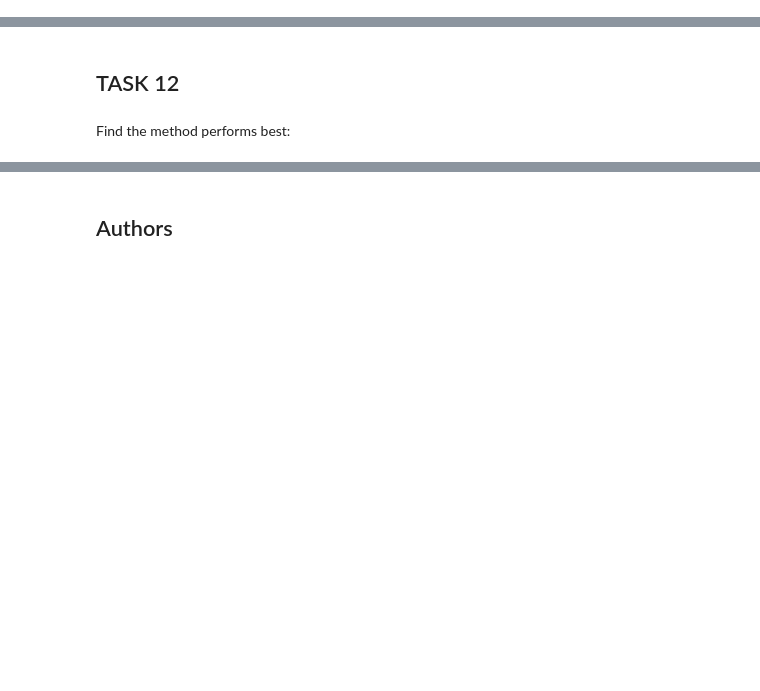
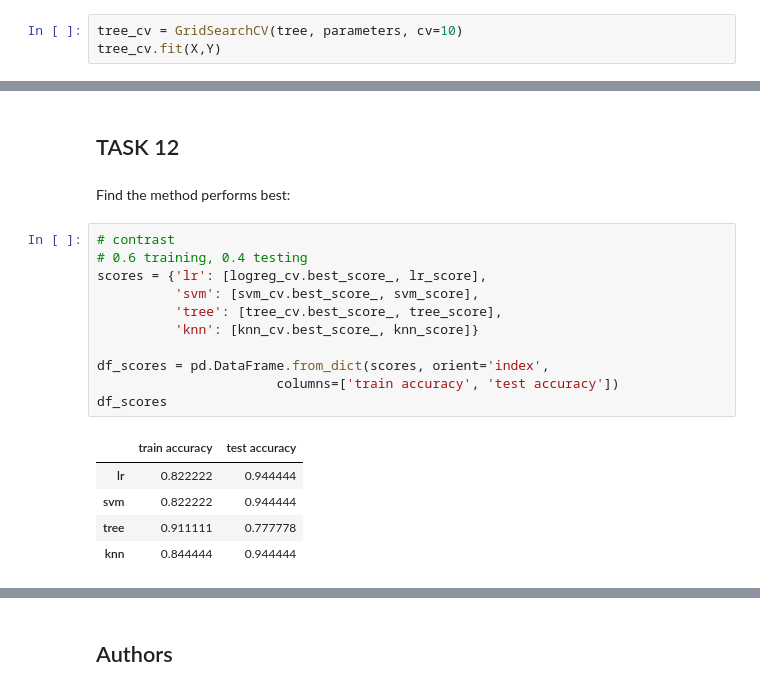
Before and after one commit to TF758/IBM-DS-Capstone-Project, a Jupyter notebook: Week 4/SpaceX_Machine Learning Prediction_Part_5.ipynb, the cells around one changed output, grey strips where cells are left out. Saved outputs shown, nothing was run; the diff lists cells and outputs as text; blank space fills up the shorter version.

```diff
--- a/Week 4/SpaceX_Machine Learning Prediction_Part_5.ipynb
+++ b/Week 4/SpaceX_Machine Learning Prediction_Part_5.ipynb
@@ -221,3 +270,6 @@ parameters = {'criterion': ['gini', 'entropy'],
      'min_samples_split': [2, 5, 10]}
 
 tree = DecisionTreeClassifier()
+# %%
+tree_cv = GridSearchCV(tree, parameters, cv=10)
+tree_cv.fit(X,Y)
@@ -259,3 +347,20 @@ plot_confusion_matrix(Y_test,yhat)
 ## TASK  12
 # %% [markdown]
 Find the method performs best:
+# %%
+# contrast
+# 0.6 training, 0.4 testing
+scores = {'lr': [logreg_cv.best_score_, lr_score],
+          'svm': [svm_cv.best_score_, svm_score],
+          'tree': [tree_cv.best_score_, tree_score],
+          'knn': [knn_cv.best_score_, knn_score]}
+
+df_scores = pd.DataFrame.from_dict(scores, orient='index',
+                       columns=['train accuracy', 'test accuracy'])
+df_scores
+# %% [output]
+|  | train accuracy | test accuracy |
+| lr | 0.822222 | 0.944444 |
+| svm | 0.822222 | 0.944444 |
+| tree | 0.911111 | 0.777778 |
+| knn | 0.844444 | 0.944444 |
```
Also changed, not shown: parts of 22 cells of this notebook.
